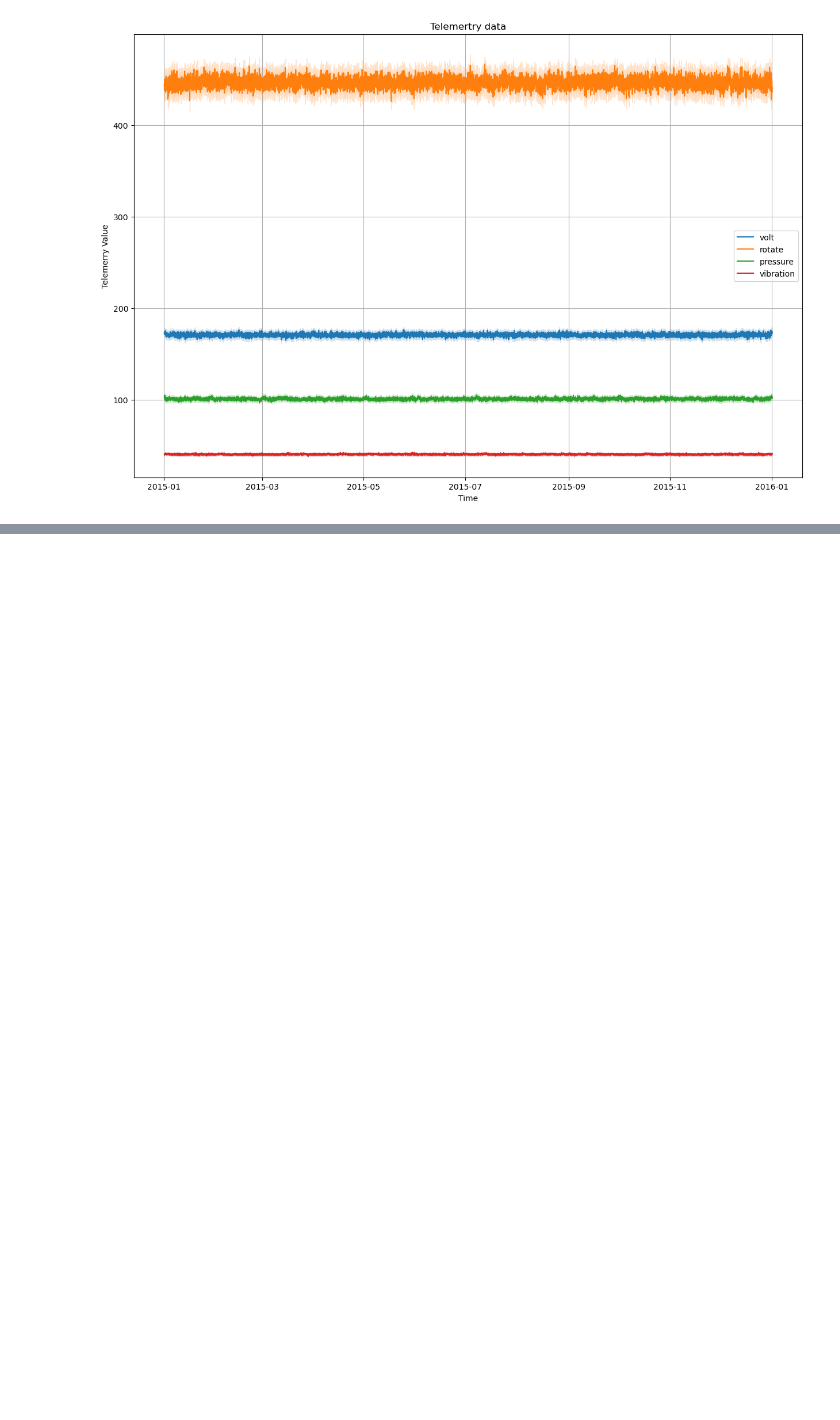
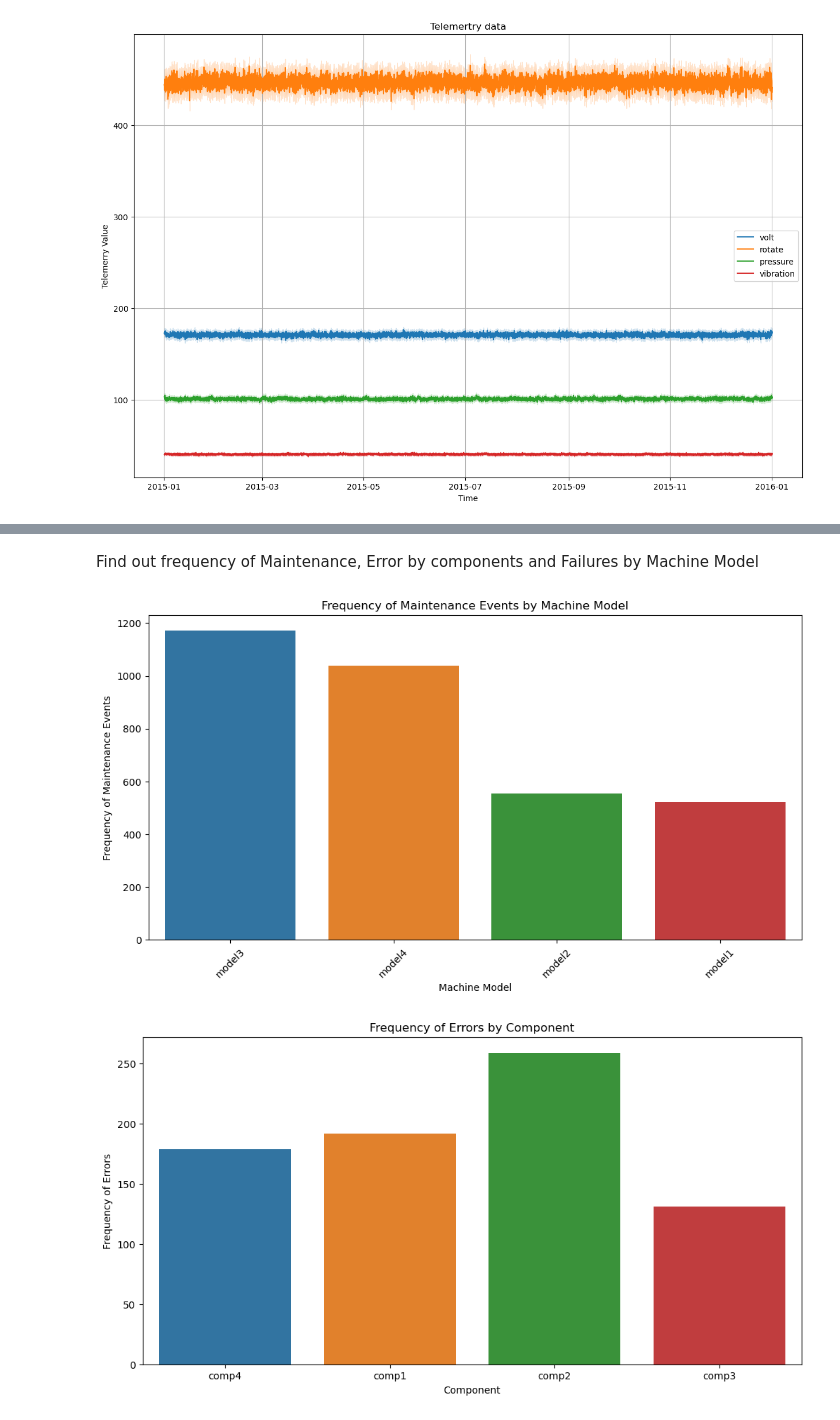
Before and after one commit to Nunusavi/Predictive-Maintenance-for-Industrial-Equipment, a Jupyter notebook: Data processing.ipynb, the cells around one changed output, grey strips where cells are left out. Cells and saved outputs as stored; diff of their text form; code cells hidden in the pictures; blank space fills up the shorter version.

```diff
--- a/Data processing.ipynb
+++ b/Data processing.ipynb
@@ -98,0 +145,31 @@ Try to figure out any pattern in the telemerty
+# %% [markdown]
+Find out frequency of Maintenance, Error by components and Failures by Machine Model
+# %%
+plt.figure(figsize=(12, 6))
+sns.countplot(x='model', data=maintenance_merged)
+plt.title('Frequency of Maintenance Events by Machine Model')
+plt.xlabel('Machine Model')
+plt.ylabel('Frequency of Maintenance Events')
+plt.xticks(rotation=45)
+plt.show()
+
+
+plt.figure(figsize=(12, 6))
+sns.countplot(x='failure', data=failures)
+plt.title('Frequency of Errors by Component')
+plt.xlabel('Component')
+plt.ylabel('Frequency of Errors')
+plt.show()
+
+
+plt.figure(figsize=(12, 6))
+failures_merged = pd.merge(failures, machine, on='machineID', how='left')
+sns.countplot(x='model', data=failures_merged)
+plt.title('Frequency of Failures by Machine Model')
+plt.xlabel('Machine Model')
+plt.ylabel('Frequency of Failures')
+plt.xticks(rotation=45)
+plt.show()
+# %% [output]
+[figure, added]
+[figure, added]
```
Also changed, not shown: parts of 5 cells of this notebook.
